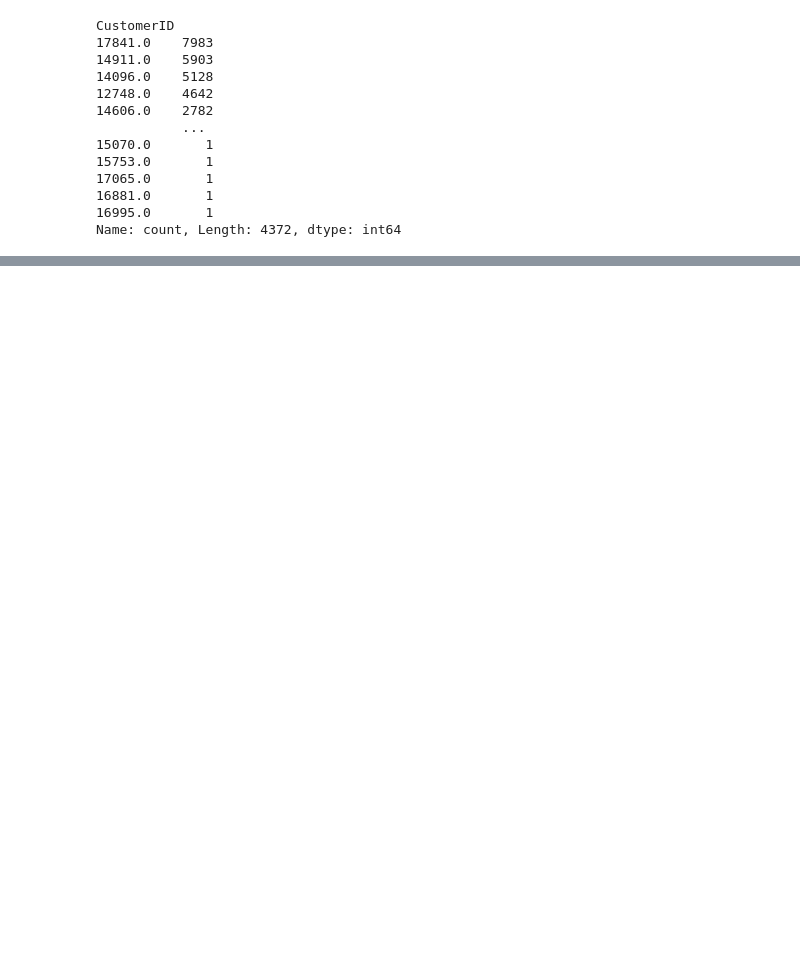
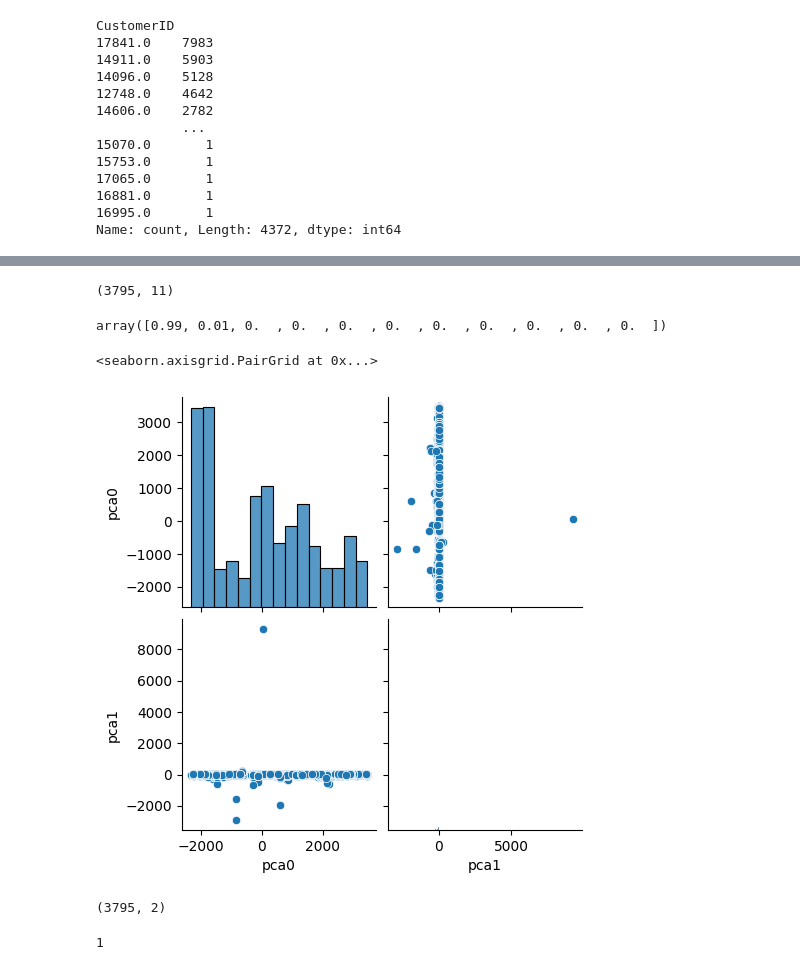
Before and after one commit to ABDULLAHHG/customer-segmentation, a Jupyter notebook: EDA.ipynb, the cells around one changed output, grey strips where cells are left out. Saved outputs shown, nothing was run; the diff lists cells and outputs as text; code cells hidden in the pictures; blank space fills up the shorter version.

```diff
--- a/EDA.ipynb
+++ b/EDA.ipynb
@@ -98,3 +115,5 @@ CustomerID
 16881.0       1
 16995.0       1
 Name: count, Length: 4372, dtype: int64
+# %%
+Data = pd.get_dummies(df.drop(["InvoiceNo" , "StockCode" , "Description" ,"InvoiceDate"] , axis = 1) , "Country")
@@ -102,0 +158,14 @@ df
+# %%
+dim_red = PCA()
+# %%
+new_data = dim_red.fit_transform(Data)
+# %%
+new_data.shape
+# %% [output]
+(3795, 11)
+# %%
+columns = dim_red.get_feature_names_out()
+# %%
+dim_red.explained_variance_ratio_.round(2)
+# %% [output]
+array([0.99, 0.01, 0.  , 0.  , 0.  , 0.  , 0.  , 0.  , 0.  , 0.  , 0.  ])
@@ -102,0 +174,5 @@ df
+# %%
+sns.pairplot(pd.DataFrame(new_data[: , :2] , columns = columns[:2]))
+# %% [output]
+<seaborn.axisgrid.PairGrid at 0x...>
+[figure, added]
@@ -102,0 +185,4 @@ df
+# %%
+x.shape
+# %% [output]
+(3795, 2)
@@ -102,0 +191,4 @@ df
+# %%
+predict.max()
+# %% [output]
+1
```
Also changed, not shown: parts of 26 cells of this notebook.
